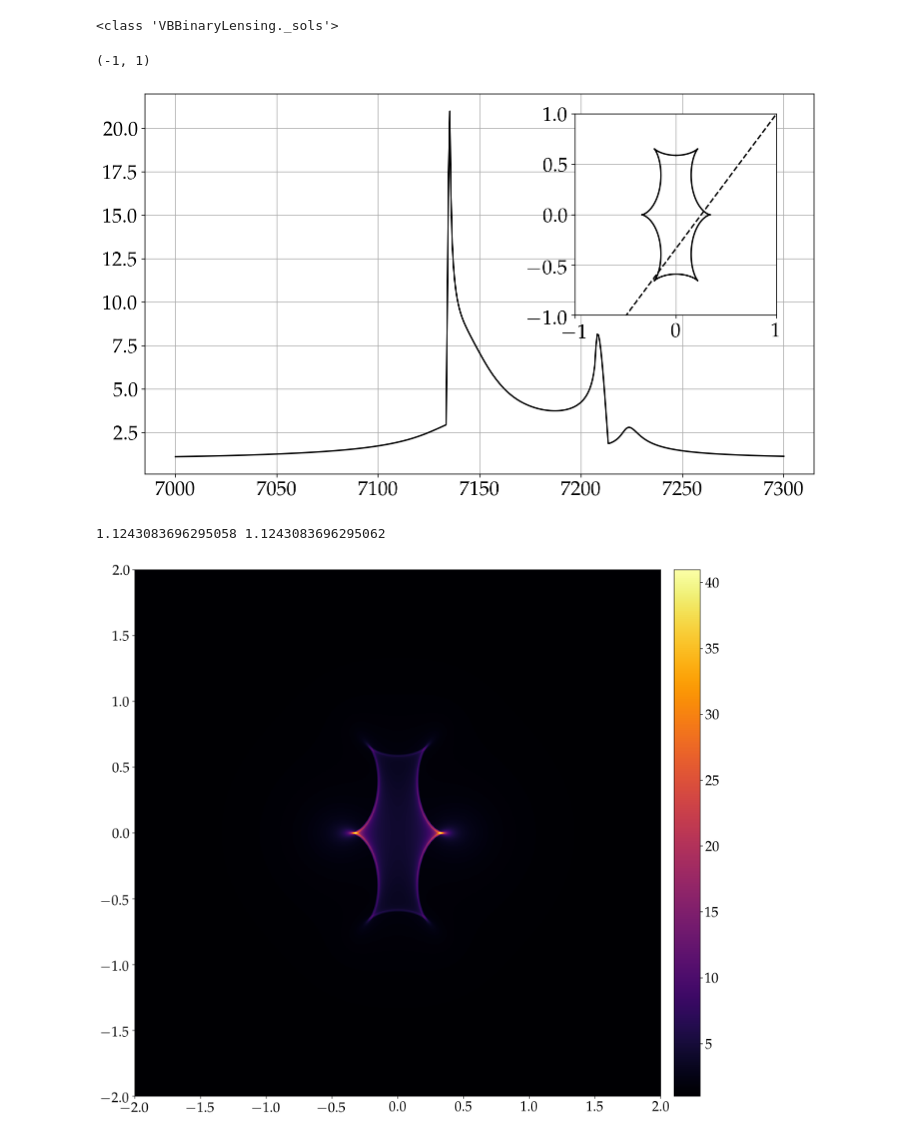
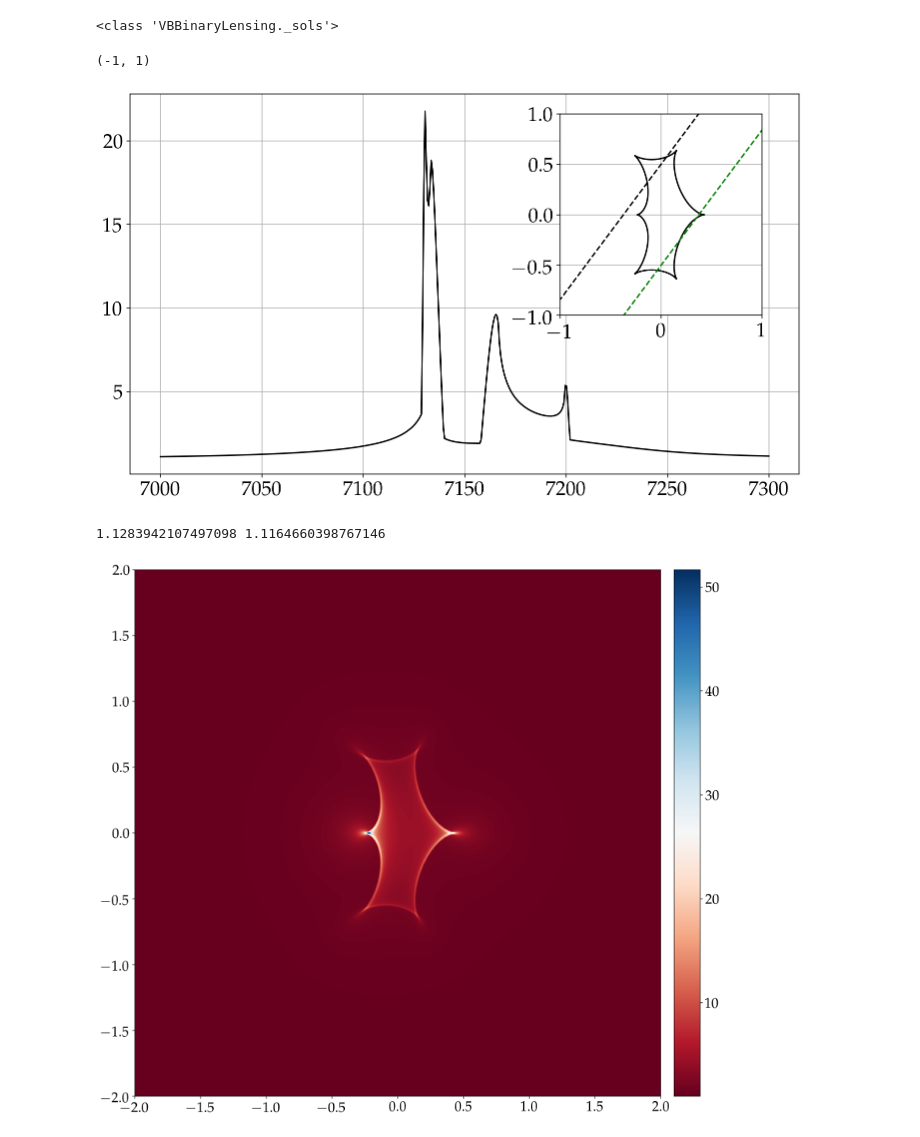
Before and after one commit to rkkuang/aeroastro, a Jupyter notebook: gravlen/critical_and_caustics/pys/checkpoints/binary_lens_magmap.ipynb, the cells around one changed output. Cells and saved outputs as stored; diff of their text form; code cells hidden in the pictures.

```diff
--- a/gravlen/critical_and_caustics/pys/checkpoints/binary_lens_magmap.ipynb
+++ b/gravlen/critical_and_caustics/pys/checkpoints/binary_lens_magmap.ipynb
@@ -26,12 +26,12 @@ VBBL.RelTol = 1e-03
 t  =  np.linspace(7000, 7300, 500)
 
 s = 1 # separation between the two lenses in units of total ang. Einstein radii
-q = 1 # mass ratio: mass of the lens on the right divided by mass of the lens on the left
+q = 0.5 # mass ratio: mass of the lens on the right divided by mass of the lens on the left
 rho = 0.01 # source radius in Einstein radii of the total mass.
 alpha = 0.93 # angle between lens axis and source trajectory
 tE = 100.3 # einstein radius crossing time
 t0 = 7154. # time of peak magnification
-u0 = 0.2 # impact parameter
+u0 = 0.3 # impact parameter
 
 # Position of the center of the source with respect to the center of mass.
 tau = (t - t0)/tE
@@ -46,11 +46,11 @@ tau = (t - t0)/tE
 # y2s[i] = -u0*cos(alpha) - tau*sin(alpha)
 
 # so, this is wrong since the cpp source have this two lines:
-# y1 = -u0*np.sin(alpha) + tau*np.cos(alpha)
-# y2 = u0*np.cos(alpha) + tau*np.sin(alpha)
+y1 = -u0*np.sin(alpha) + tau*np.cos(alpha)
+y2 = u0*np.cos(alpha) + tau*np.sin(alpha)
 
-y1 = u0*np.sin(alpha) - tau*np.cos(alpha)
-y2 = -u0*np.cos(alpha) - tau*np.sin(alpha)
+y1_me = u0*np.sin(alpha) - tau*np.cos(alpha)
+y2_me = -u0*np.cos(alpha) - tau*np.sin(alpha)
 
 
 mag = np.zeros(len(tau))
@@ -90,23 +90,24 @@ ax.grid(True)
 ax2 = fig.add_axes([.54, .44, .4, .4], aspect=1)
 ax2.plot(caustic_curves[:, 0], caustic_curves[:, 1], 'k-')
 ax2.plot(y1, y2, 'k--')
+ax2.plot(y1_me, y2_me, 'g--')
 ax2.grid(True)
 ax2.set_xlim(-1,1)
 ax2.set_ylim(-1,1)
 # %% [output]
 (-1, 1)
-[figure, old version]
+[figure, new version]
 # %%
 idx = 15
-Mag = VBBL.BinaryMag2(s, q, y1[idx], y2[idx], rho)
-# Mag = VBBL.BinaryMag0(s, q, y1[idx], y2[idx])
+# Mag = VBBL.BinaryMag2(s, q, y1_me[idx], y2_me[idx], rho)
+Mag = VBBL.BinaryMag0(s, q, y1[idx], y2[idx])
 print(Mag, mag[idx]) #1.1184850824283166 1.118485082428317
 # Now is ok, using VBBL.BinaryMag2 can easily compute the Magnification
 # at certain position (y1, y2)
 # Then the magnification map can easily computed, just take the magnification
 # value of a pixel's centre as the value of the pixel
 # %% [output]
-1.1243083696295058 1.1243083696295062
+1.1283942107497098 1.1164660398767146
 # %%
 xlim, ylim = (-2,2), (-2,2)
 num = 2048
@@ -124,16 +126,16 @@ with tqdm(total=len(thetax)) as pbar:
         pbar.update(1)
 srcplaneIMG = srcplanemag.reshape(ImgSize)
 # %%
-cmap = plt.cm.get_cmap('inferno')#
+cmap = plt.cm.get_cmap('RdBu')#viridis, inferno, jet, RdBu, Blues
 fig3 = plt.figure()
 fig3.set_size_inches(20,12)
 plt.subplots_adjust(left=0.04, top = 0.92, bottom = 0.05, right=0.96, hspace = 0, wspace = 0)
 plt.margins(0,0)
 fig3img = plt.imshow(srcplaneIMG,origin='lower',cmap=cmap, extent=[xlim[0],xlim[1],ylim[0],ylim[1]])
 add_colorbar(fig3img)
 plt.show()
 # %% [output]
-[figure, old version]
+[figure, new version]
 # %%
 # magnification map using inverse ray shooting
 # srcplaneIMG, imgplaneIMG, srcplaneIMG_withoutlens = twolens.get_imgs_lessmem_v2(ImgSize, xlim, ylim, num, datatype = np.float64)
```
Also changed, not shown: parts of 6 cells of this notebook.
